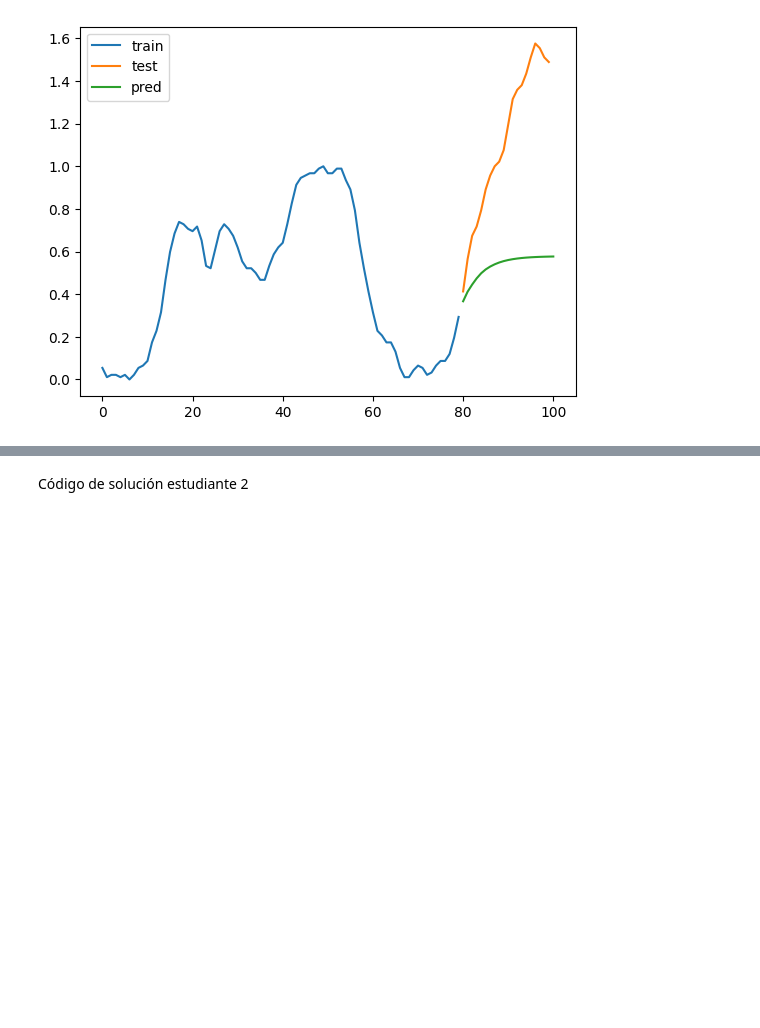
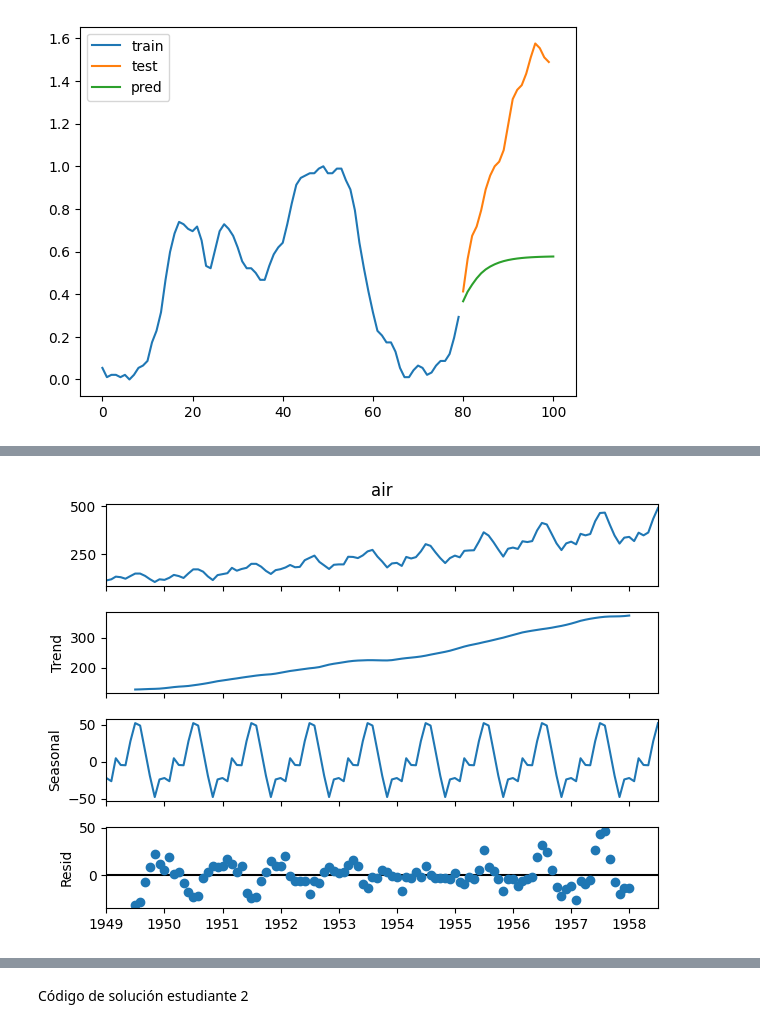
Before and after one commit to xagallegos/ProyectoConjunto_XGallegos_AYGonzales, a Jupyter notebook: Tarea2.ipynb, the cells around one changed output, grey strips where cells are left out. Saved outputs shown, nothing was run; the diff lists cells and outputs as text; code cells hidden in the pictures; blank space fills up the shorter version.

```diff
--- a/Tarea2.ipynb
+++ b/Tarea2.ipynb
@@ -344,0 +384,6 @@ plt.show()
+# %%
+# Descomponer serie
+decomposed_data = seasonal_decompose(train, model='additive')
+decomposed_data.plot();
+# %% [output]
+[figure, added]
```
Also changed, not shown: parts of 10 cells of this notebook.
